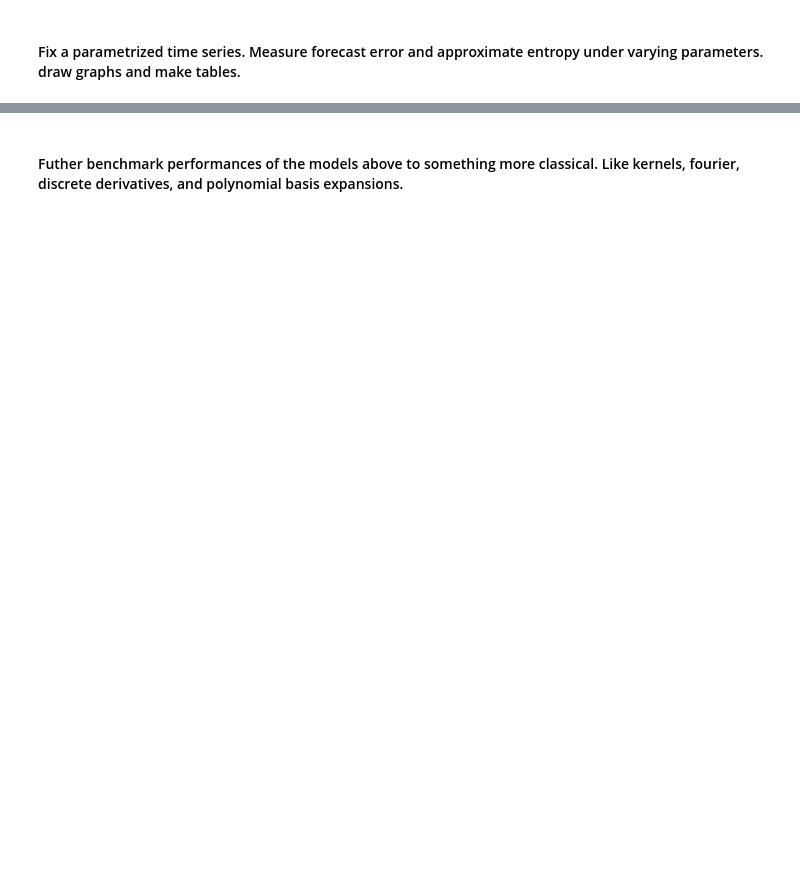
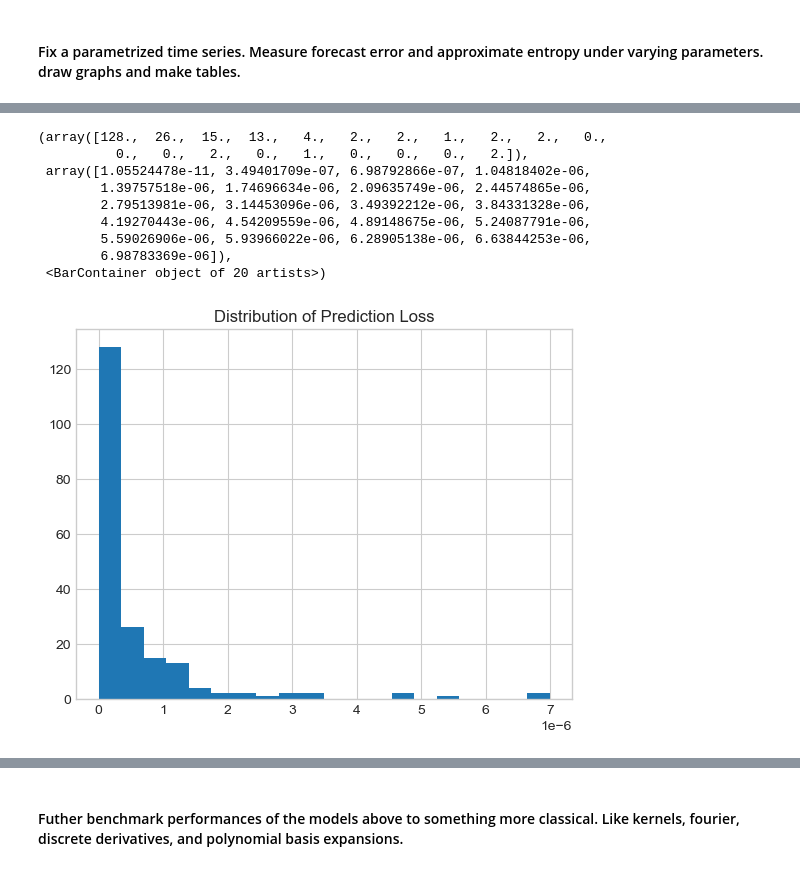
Before and after one commit to seeingquietjohn/TimeSeries, a Jupyter notebook: ForecastingBench.ipynb, the cells around one changed output, grey strips where cells are left out. Drawn from its saved outputs; the diff is of its cells as text; code cells hidden in the pictures; blank space fills up the shorter version.

```diff
--- a/ForecastingBench.ipynb
+++ b/ForecastingBench.ipynb
@@ -555,0 +556,35 @@ plt.plot(r_values, entropy_list)
+# %%
+import time
+
+bench_res = []
+start_time = time.time()
+
+def mse_numpy(y, y_hat):
+    return np.mean(np.asarray(y)-np.asarray(y_hat))**2
+
+for i, val in enumerate(r_values):
+    print(f"\n--- Running benchmark {i+1}/{num_r} for r = {val} ---")
+
+    dataset = generate_timeseries('logistic', 1000)
+    bench_tau, bench_dim = 1, 2
+
+    x_train_bench, y_train_bench, x_test_bench, y_test_bench = create_takens_io(dataset, bench_dim, bench_tau, 0.7)
+
+    train_data_bench = TensorDataset(torch.from_numpy(x_train_bench), torch.from_numpy(y_train_bench))
+    train_loader_bench = DataLoader(train_data_bench, batch_size=16, shuffle=True)
+
+    test_data_bench = TensorDataset(torch.from_numpy(x_test_bench), torch.from_numpy(y_test_bench))
+    test_loader_bench = DataLoader(test_data_bench, batch_size=16, shuffle=False)
+
+    model_bench = TimeSeriesMLP(bench_dim, [16]*2)
+
+    optimizer_bench = torch.optim.Adam(model_bench.parameters(), lr=1e-3)
+
+    loss_history_bench = Train(model_bench, train_loader_bench, optimizer_bench, epochs=100)
+
+    y, y_hat = Test_de(model_bench, test_loader_bench)
+    mse = mse_numpy(y, y_hat)
+    bench_res.append({'r':val, 'mse':mse})
+    print(f"Test MSE for r = {val}: {mse}")
+
+end_time = time.time()
@@ -555,0 +609,19 @@ plt.plot(r_values, entropy_list)
+# %%
+mse_val = [item['mse'] for item in bench_res]
+entropy_arr = np.array(entropy_list)
+mse_arr = np.array(mse_val)
+r_arr = np.array(r_values)
+
+plt.title('Distribution of Prediction Loss')
+plt.hist(mse_val, bins=20)
+# %% [output]
+(array([128.,  26.,  15.,  13.,   4.,   2.,   2.,   1.,   2.,   2.,   0.,
+          0.,   0.,   2.,   0.,   1.,   0.,   0.,   0.,   2.]),
+ array([1.05524478e-11, 3.49401709e-07, 6.98792866e-07, 1.04818402e-06,
+        1.39757518e-06, 1.74696634e-06, 2.09635749e-06, 2.44574865e-06,
+        2.79513981e-06, 3.14453096e-06, 3.49392212e-06, 3.84331328e-06,
+        4.19270443e-06, 4.54209559e-06, 4.89148675e-06, 5.24087791e-06,
+        5.59026906e-06, 5.93966022e-06, 6.28905138e-06, 6.63844253e-06,
+        6.98783369e-06]),
+ <BarContainer object of 20 artists>)
+[figure, added]
```
Also changed, not shown: parts of 12 cells of this notebook.
